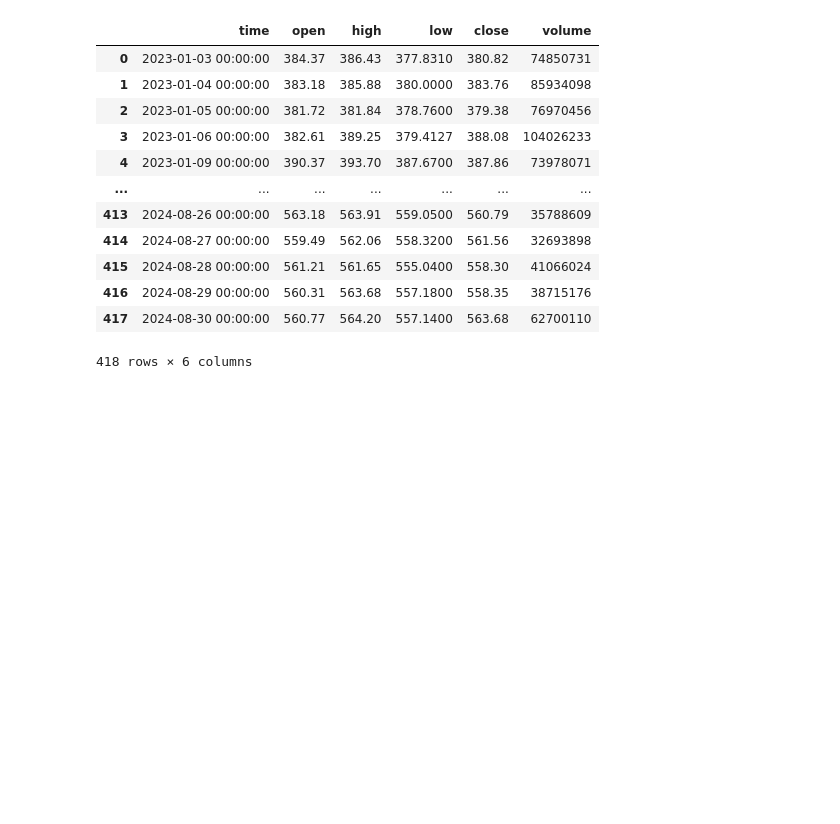
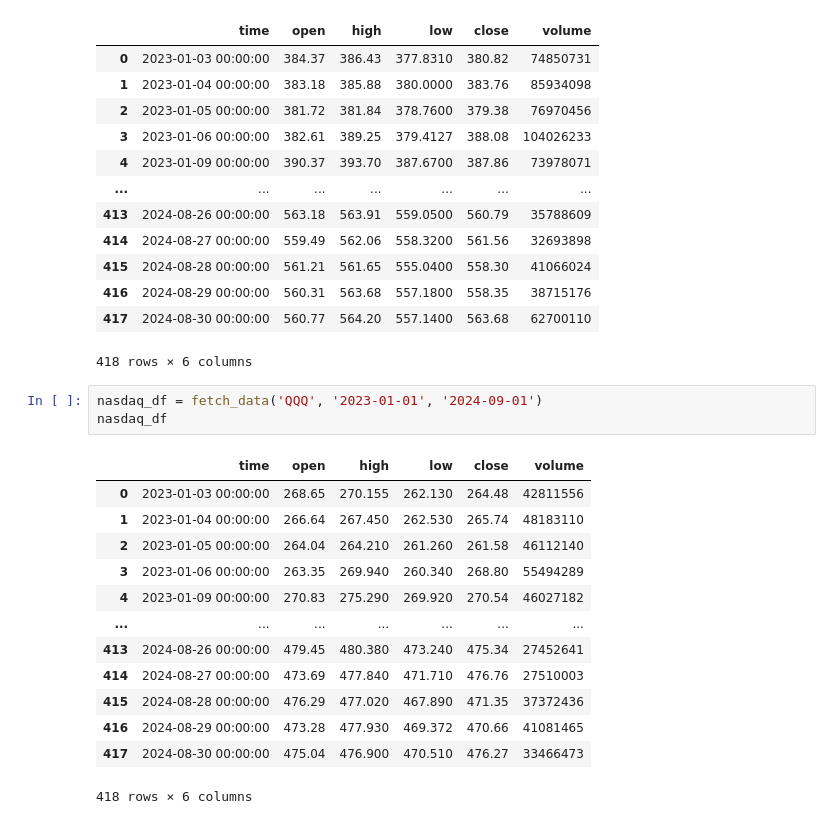
Before and after one commit to Belayohio/project_1, a Jupyter notebook: MP_work_notebook.ipynb, the cells around one changed output. Saved outputs shown, nothing was run; the diff lists cells and outputs as text; blank space fills up the shorter version.

```diff
--- a/MP_work_notebook.ipynb
+++ b/MP_work_notebook.ipynb
@@ -231,3 +231,20 @@ snp_500_df
 | 416 | 2024-08-29 00:00:00 | 560.31 | 563.68 | 557.1800 | 558.35 | 38715176 |
 | 417 | 2024-08-30 00:00:00 | 560.77 | 564.20 | 557.1400 | 563.68 | 62700110 |
 418 rows × 6 columns
+# %%
+nasdaq_df = fetch_data('QQQ', '2023-01-01', '2024-09-01')
+nasdaq_df
+# %% [output]
+|  | time | open | high | low | close | volume |
+| 0 | 2023-01-03 00:00:00 | 268.65 | 270.155 | 262.130 | 264.48 | 42811556 |
+| 1 | 2023-01-04 00:00:00 | 266.64 | 267.450 | 262.530 | 265.74 | 48183110 |
+| 2 | 2023-01-05 00:00:00 | 264.04 | 264.210 | 261.260 | 261.58 | 46112140 |
+| 3 | 2023-01-06 00:00:00 | 263.35 | 269.940 | 260.340 | 268.80 | 55494289 |
+| 4 | 2023-01-09 00:00:00 | 270.83 | 275.290 | 269.920 | 270.54 | 46027182 |
+| ... | ... | ... | ... | ... | ... | ... |
+| 413 | 2024-08-26 00:00:00 | 479.45 | 480.380 | 473.240 | 475.34 | 27452641 |
+| 414 | 2024-08-27 00:00:00 | 473.69 | 477.840 | 471.710 | 476.76 | 27510003 |
+| 415 | 2024-08-28 00:00:00 | 476.29 | 477.020 | 467.890 | 471.35 | 37372436 |
+| 416 | 2024-08-29 00:00:00 | 473.28 | 477.930 | 469.372 | 470.66 | 41081465 |
+| 417 | 2024-08-30 00:00:00 | 475.04 | 476.900 | 470.510 | 476.27 | 33466473 |
+418 rows × 6 columns
```
Also changed, not shown: parts of 2 cells of this notebook.
